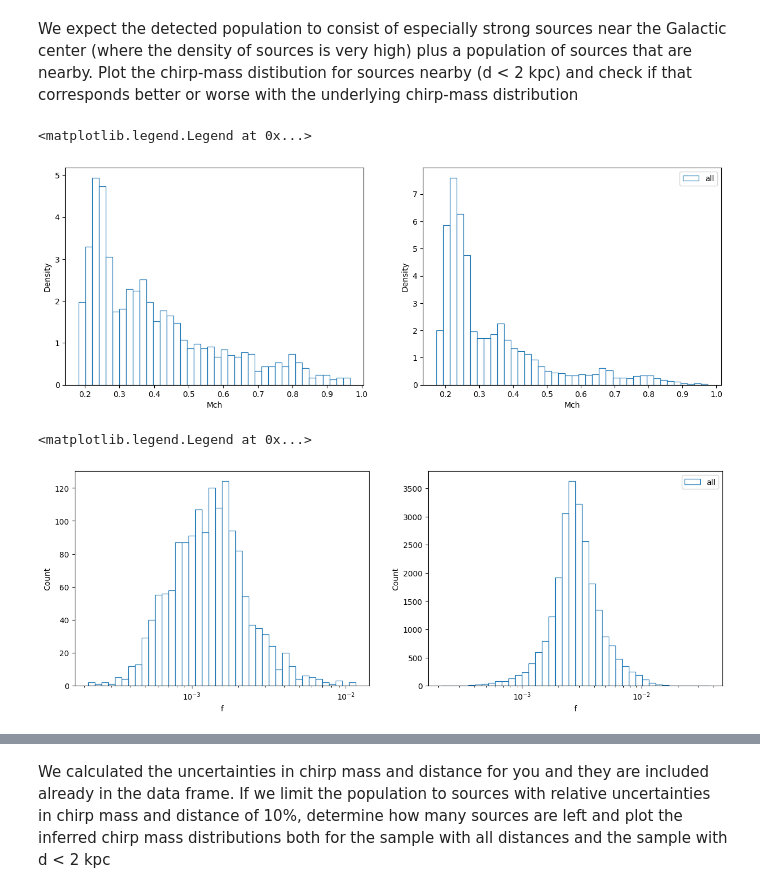
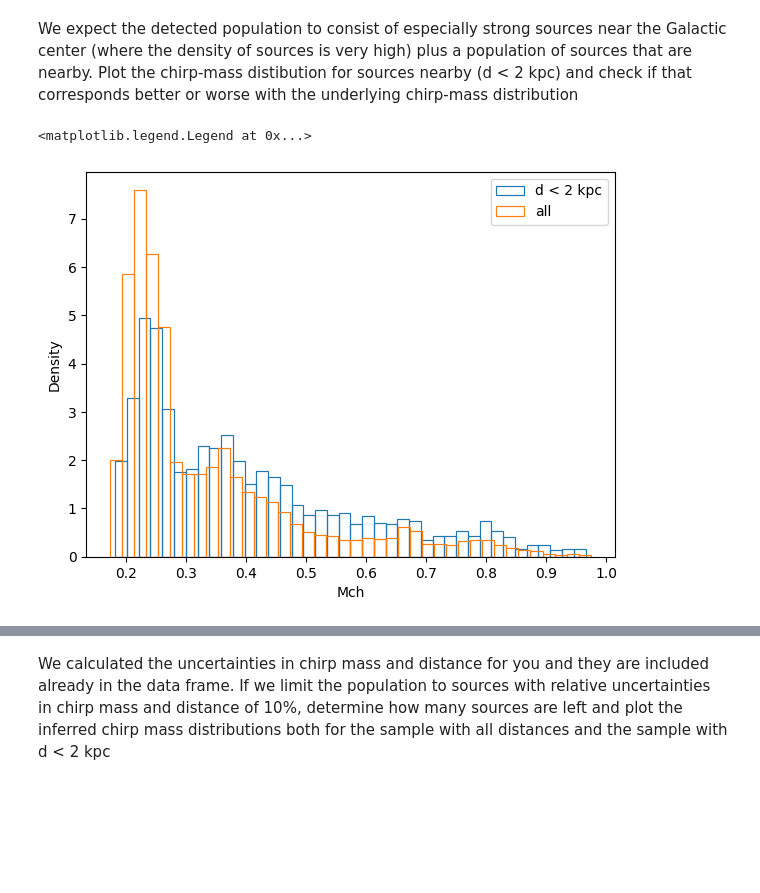
Before and after one commit to nelemans/LISA_GB_population, a Jupyter notebook: LISA_community_day_populations_filled.ipynb, the cells around one changed output, grey strips where cells are left out. Drawn from its saved outputs; the diff is of its cells as text; code cells hidden in the pictures; blank space fills up the shorter version.

```diff
--- a/LISA_community_day_populations_filled.ipynb
+++ b/LISA_community_day_populations_filled.ipynb
@@ -423,40 +434,14 @@ We expect the detected population to consist of especially strong sources near t
 # %%
 #mask points with d < 2kpc and plot again
 mask = (data['ExactSNR'] > 7)
 mask2 = (data['ExactSNR'] > 7) & (data['d'] < 2)
 fig = plt.figure(figsize=(15, 5))
 plt.subplot(121)
-ax = sns.histplot(data[mask2],x='Mch',bins=40,fill=False,stat='density',cumulative=False,label='d < 2 kpc')
-bars = ax.patches
-yMch_d2 = np.array([bar.get_height() for bar in bars])
-xMch_d2 = np.array([bar.get_x() + bar.get_width() / 2 for bar in bars])
+sns.histplot(data[mask2],x='Mch',bins=40,fill=False,stat='density',cumulative=False,label='d < 2 kpc')
 
-plt.subplot(122)
-ax2 = sns.histplot(data[mask],x='Mch',bins=40,fill=False,stat='density',cumulative=False,label='all')
-bars2 = ax2.patches
-yMch_all = np.array([bar.get_height() for bar in bars2])
-xMch_all = np.array([bar.get_x() + bar.get_width() / 2 for bar in bars2])
+sns.histplot(data[mask],x='Mch',bins=40,fill=False,stat='density',cumulative=False,label='all')
+
 plt.legend()
 # %% [output]
 <matplotlib.legend.Legend at 0x...>
-[figure, old version]
+[figure, new version]
-# %%
-#mask points with d < 2kpc and plot again
-mask = (data['ExactSNR'] > 7)
-mask2 = (data['ExactSNR'] > 7) & (data['d'] < 2)
-fig = plt.figure(figsize=(15, 5))
-plt.subplot(121)
-ax = sns.histplot(data[mask],x='f',bins=40,fill=False,stat='count',cumulative=False,label='d < 2 kpc',log_scale=True)
-bars = ax.patches
-yf_d2 = np.array([bar.get_height() for bar in bars])
-xf_d2 = np.array([bar.get_x() + bar.get_width() / 2 for bar in bars])
-
-plt.subplot(122)
-ax2 = sns.histplot(data[mask],x='f',bins=40,fill=False,stat='count',cumulative=False,label='all',log_scale=True)
-bars2 = ax2.patches
-yf_all = np.array([bar.get_height() for bar in bars2])
-xf_all = np.array([bar.get_x() + bar.get_width() / 2 for bar in bars2])
-plt.legend()
-# %% [output]
-<matplotlib.legend.Legend at 0x...>
-[figure, removed]
```
Also changed, not shown: parts of 18 cells of this notebook.
